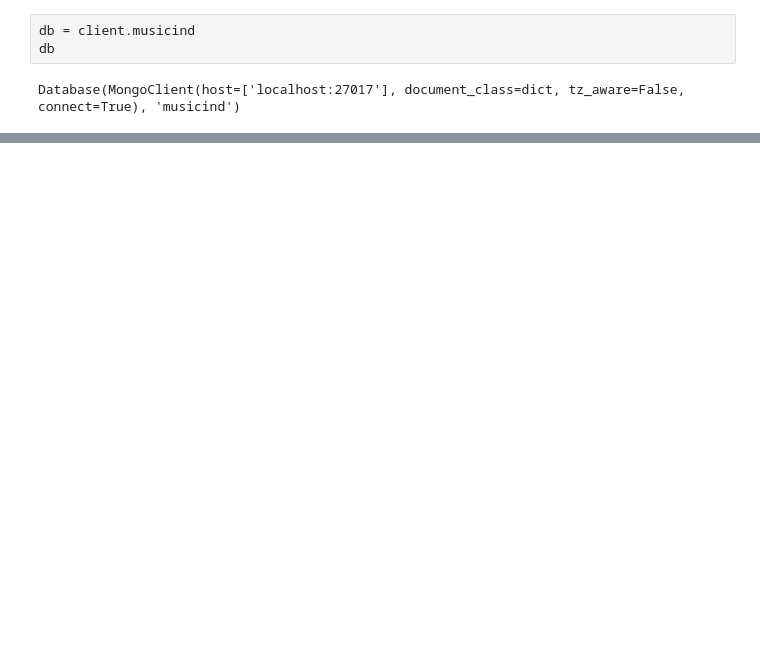
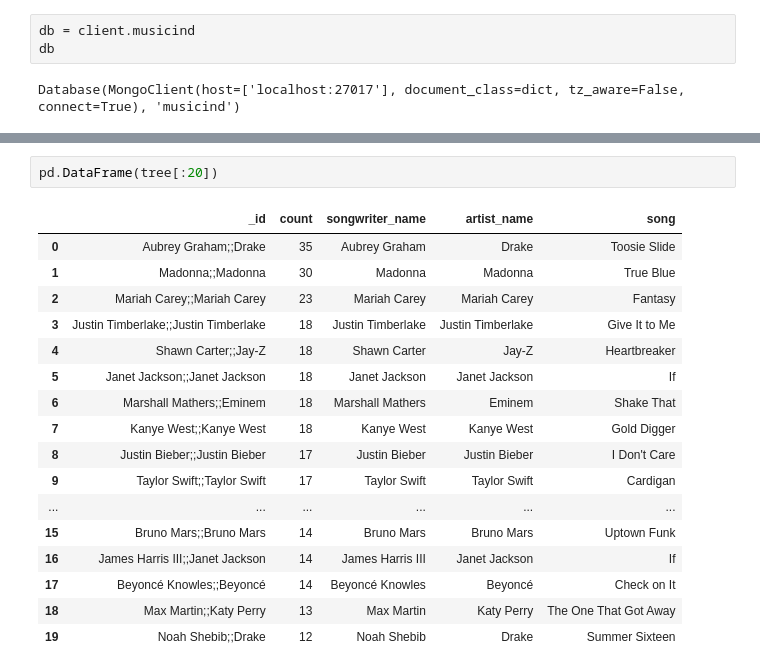
Before and after one commit to mangangreg/music-ind, a Jupyter notebook: src/notebooks/db.ipynb, the cells around one changed output, grey strips where cells are left out. Cells and saved outputs as stored; diff of their text form; blank space fills up the shorter version.

```diff
--- a/src/notebooks/db.ipynb
+++ b/src/notebooks/db.ipynb
@@ -116,0 +268,20 @@ Exile by Taylor Swift and Bon Iver
+# %%
+pd.DataFrame(tree[:20])
+# %% [output]
+|  | _id | count | songwriter_name | artist_name | song |
+| 0 | Aubrey Graham;;Drake | 35 | Aubrey Graham | Drake | Toosie Slide |
+| 1 | Madonna;;Madonna | 30 | Madonna | Madonna | True Blue |
+| 2 | Mariah Carey;;Mariah Carey | 23 | Mariah Carey | Mariah Carey | Fantasy |
+| 3 | Justin Timberlake;;Justin Timberlake | 18 | Justin Timberlake | Justin Timberlake | Give It to Me |
+| 4 | Shawn Carter;;Jay-Z | 18 | Shawn Carter | Jay-Z | Heartbreaker |
+| 5 | Janet Jackson;;Janet Jackson | 18 | Janet Jackson | Janet Jackson | If |
+| 6 | Marshall Mathers;;Eminem | 18 | Marshall Mathers | Eminem | Shake That |
+| 7 | Kanye West;;Kanye West | 18 | Kanye West | Kanye West | Gold Digger |
+| 8 | Justin Bieber;;Justin Bieber | 17 | Justin Bieber | Justin Bieber | I Don't Care |
+| 9 | Taylor Swift;;Taylor Swift | 17 | Taylor Swift | Taylor Swift | Cardigan |
+| ... | ... | ... | ... | ... | ... |
+| 15 | Bruno Mars;;Bruno Mars | 14 | Bruno Mars | Bruno Mars | Uptown Funk |
+| 16 | James Harris III;;Janet Jackson | 14 | James Harris III | Janet Jackson | If |
+| 17 | Beyoncé Knowles;;Beyoncé | 14 | Beyoncé Knowles | Beyoncé | Check on It |
+| 18 | Max Martin;;Katy Perry | 13 | Max Martin | Katy Perry | The One That Got Away |
+| 19 | Noah Shebib;;Drake | 12 | Noah Shebib | Drake | Summer Sixteen |
```
Also changed, not shown: parts of 45 cells of this notebook, 4 other files.
